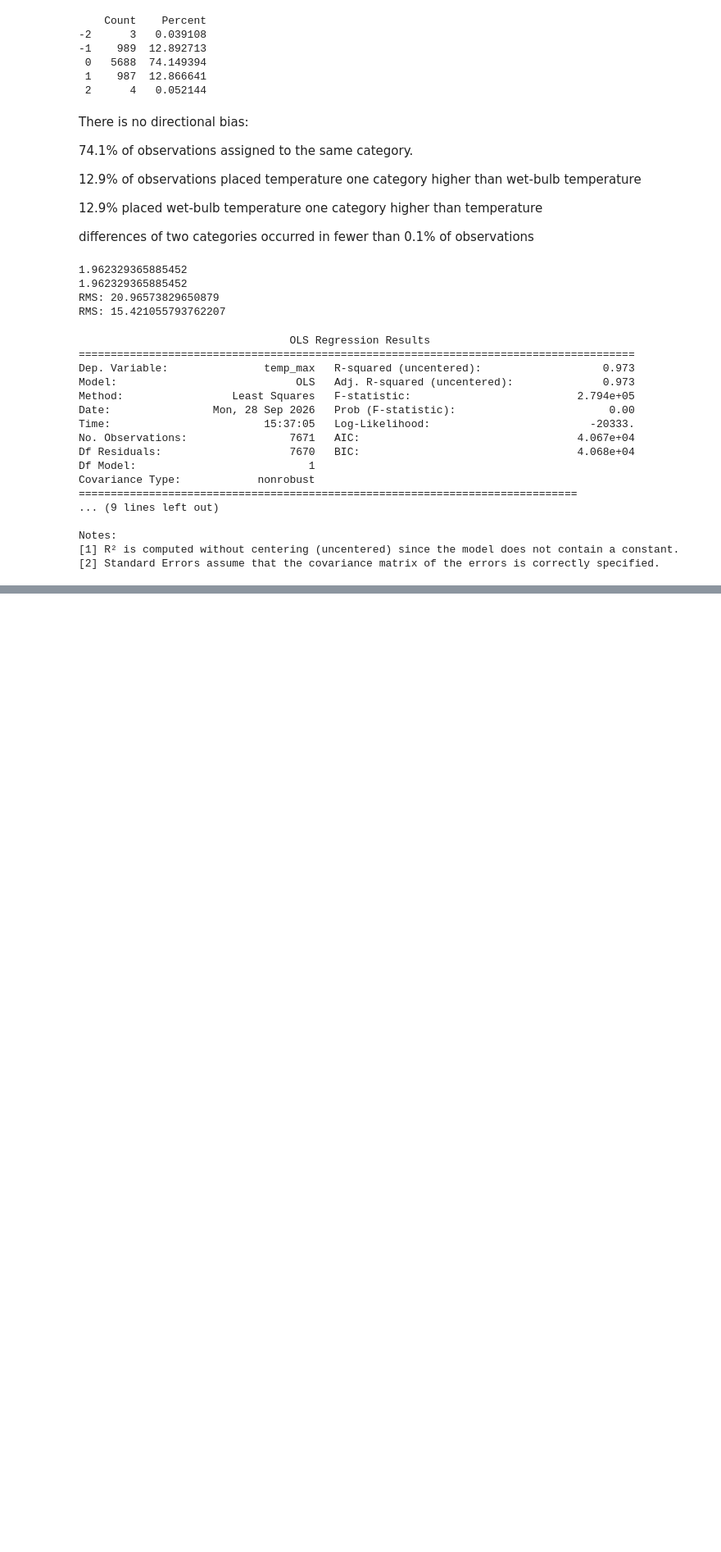
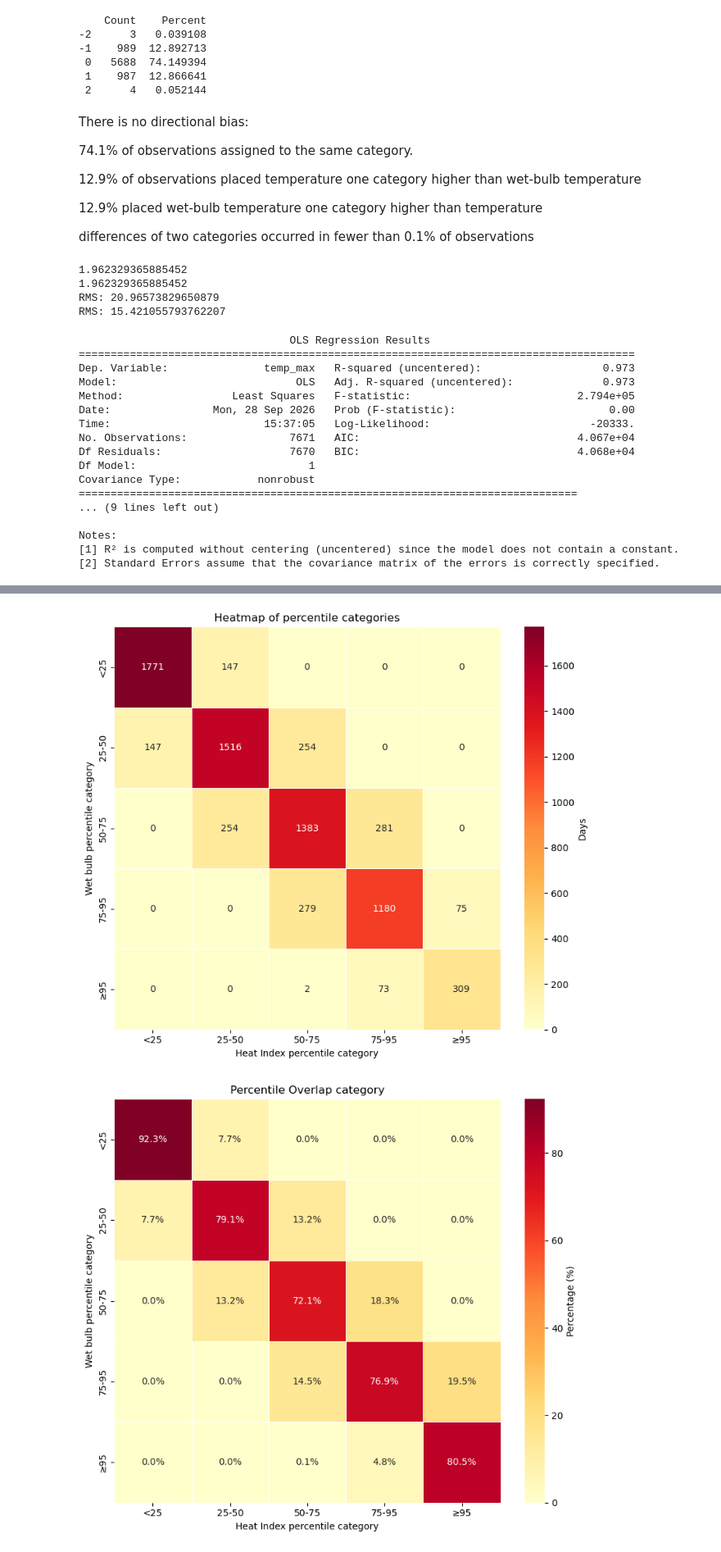
Before and after one commit to stephasharo17/Heat-Island-SOMS, a Jupyter notebook: Temp_WetBulb_Comparison.ipynb, the cells around one changed output, grey strips where cells are left out. Shown at 82% size. Cells and saved outputs as stored; diff of their text form; code cells hidden in the pictures; blank space fills up the shorter version.

```diff
--- a/Temp_WetBulb_Comparison.ipynb
+++ b/Temp_WetBulb_Comparison.ipynb
@@ -608,0 +605,64 @@ TypeError: 'DataFrame' object is not callable
+# %%
+label_map = {
+    0: "<25",
+    1: "25-50",
+    2: "50-75",
+    3: "75-95",
+    4: "≥95"
+}
+
+temp_labels = combined_df["hi_quartile_quantity"].map(label_map)
+wb_labels = combined_df["wb_quartile_quantity"].map(label_map)
+
+cat_order = ["<25", "25-50", "50-75", "75-95", "≥95"]
+
+temp_cat = pd.Categorical(temp_labels, categories=cat_order, ordered=True)
+wb_cat = pd.Categorical(wb_labels, categories=cat_order, ordered=True)
+
+# rows = wet bulb category, columns = temperature category
+# counts how many rows fall into each combination of wet-bulb category and temperature category
+# ie each cell in the output table is the number of days where the wet-bulb percentile category matched one row and the temperature percentile category matched one column.
+cross = pd.crosstab(wb_cat, temp_cat)
+cross_percent = cross.div(cross.sum(axis=0), axis=1) *100
+percent_labels = cross_percent.map(lambda x: f'{x:.1f}%')
+
+# keep the table in the order you want
+cross = cross.reindex(index=cat_order, columns=cat_order, fill_value=0)
+cross_percent = cross_percent.reindex(index=cat_order, columns=cat_order, fill_value=0)
+
+plt.figure(figsize=(8, 7))
+sns.heatmap(
+    cross,
+    annot=True,
+    fmt="d",
+    cmap="YlOrRd",
+    linewidths=0.5,
+    cbar=True,
+    cbar_kws={"label": "Days"}
+)
+
+plt.xlabel("Heat Index percentile category")
+plt.ylabel("Wet bulb percentile category")
+plt.title("Heatmap of percentile categories")
+plt.tight_layout()
+plt.show()
+
+plt.figure(figsize=(8, 7))
+sns.heatmap(
+    cross_percent,
+    annot=percent_labels,
+    fmt='',
+    cmap="YlOrRd",
+    linewidths=0.5,
+    cbar=True,
+    cbar_kws={'label': 'Percentage (%)'}
+)
+
+plt.xlabel('Heat Index percentile category')
+plt.ylabel('Wet bulb percentile category')
+plt.title('Percentile Overlap category')
+plt.tight_layout()
+plt.show()
+# %% [output]
+[figure, added]
+[figure, added]
```
Also changed, not shown: parts of 4 cells of this notebook.
